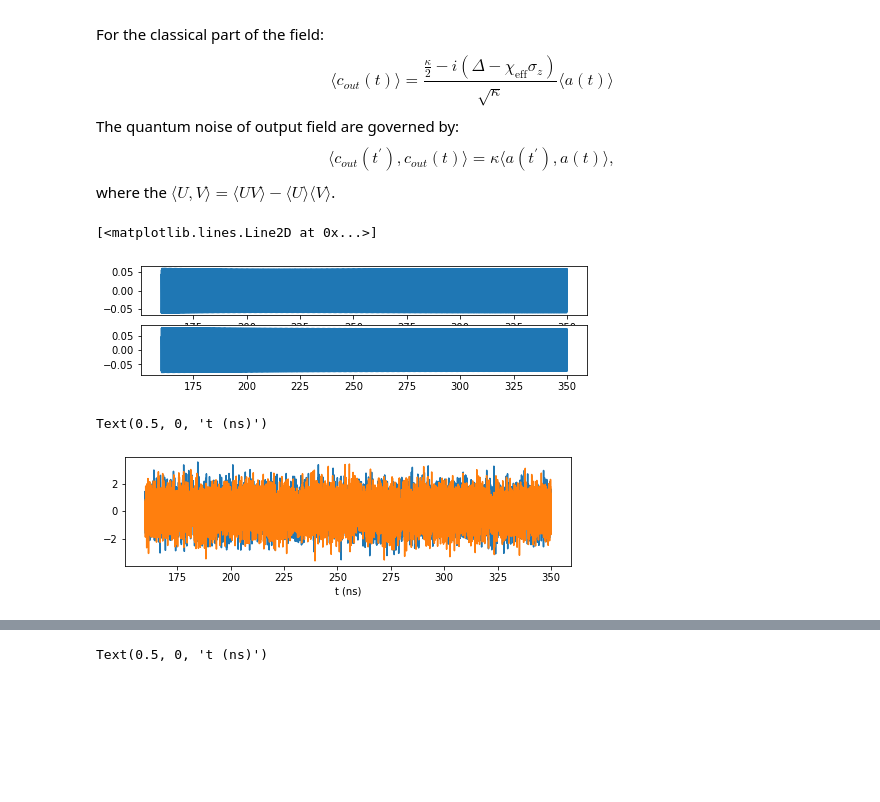
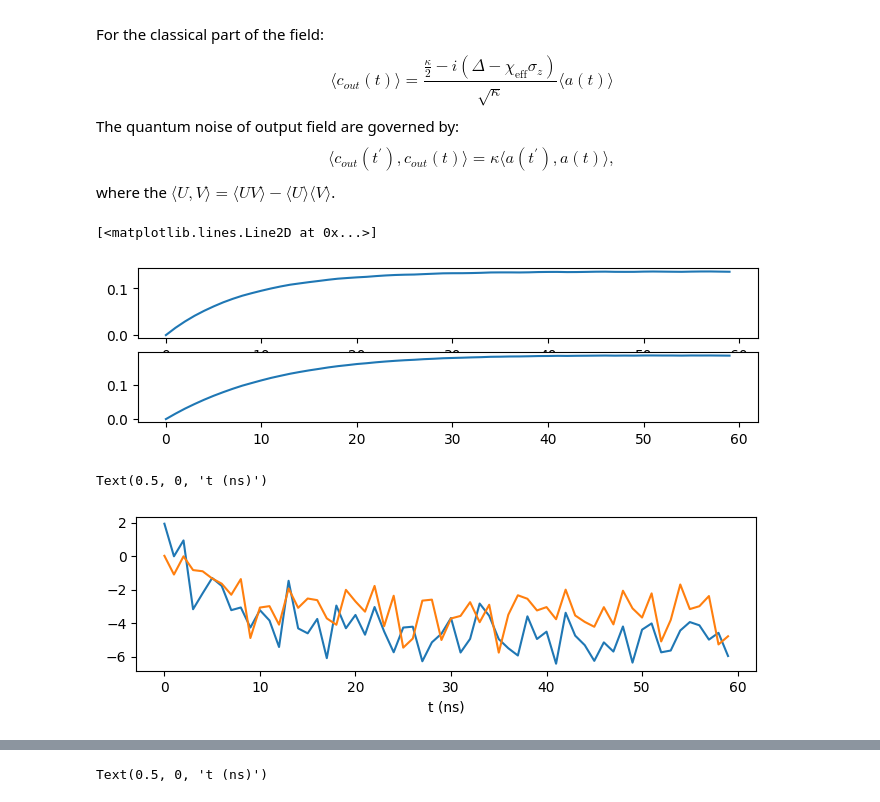
Before and after one commit to Lockonchen/transmon_readout_Python, a Jupyter notebook: 2_transmon_readout_markovian.ipynb, the cells around one changed output, grey strips where cells are left out. Cells and saved outputs as stored; diff of their text form; code cells hidden in the pictures; blank space fills up the shorter version.

```diff
--- a/2_transmon_readout_markovian.ipynb
+++ b/2_transmon_readout_markovian.ipynb
@@ -28 +27,5 @@ from qutip import *
+# %%
+GHz = 2*np.pi
+MHz = 2*np.pi * 1e-3
+kHz = 2*np.pi * 1e-6
 # %%
@@ -201,10 +200,10 @@ plt.plot(times, s1)
 #### Hamiltonian, Collapse Operators, and Initial State
 # %%
 ## Collapse Operators
-nth = 0.002
+nth = 0.00
 c_ops = []
 c_ops.append(np.sqrt(2*np.pi*kappa * (1+nth)) * a)
-c_ops.append(np.sqrt(2*np.pi*kappa * nth) * a.dag())
+#c_ops.append(np.sqrt(2*np.pi*kappa * nth) * a.dag())
 c_ops.append(np.sqrt(2*np.pi*1/T1)*b )
 #c_ops.append( np.sqrt(1/2*Tphi)*b.dag()*b )
 
@@ -213,7 +212,7 @@ e_ops = [a.dag()*a, b.dag()*b, x, y, a]
 
 ## Hamiltonian
 Hamiltonian = [ H0, [1j*np.sqrt(kappa)*2*np.pi*a.dag(), H1_coeff], [-1j*np.sqrt(kappa)*2*np.pi*a, H2_coeff] ]
-Hamiltonian_ = [ H0, [1j*np.sqrt(kappa)*2*np.pi*a.dag(), H1_coeffc], [-1j*np.sqrt(kappa)*2*np.pi*a, H2_coeffc] ]
+Hamiltonian_c = [ H0, [1j*np.sqrt(kappa)*2*np.pi*a.dag(), H1_coeffc], [-1j*np.sqrt(kappa)*2*np.pi*a, H2_coeffc] ]
 
 psi0 = tensor(coherent(Nr, 0), basis(Nq, 0))
 psi1 = tensor(coherent(Nr, 0), basis(Nq, 1))
@@ -266,8 +265,12 @@ For qubit-resonator composite system, the $c=\sqrt{γ}a$
 # %%
-meResult0 = mesolve(Hamiltonian, psi0, times, c_ops=c_ops, e_ops=e_ops, args=args,
-                    progress_bar=True,
-                    options=Options(store_states=True, nsteps=10000, atol=10e-12, rtol=1e-8))
-meResult1 = mesolve(Hamiltonian, psi1, times, c_ops=c_ops, e_ops=e_ops, args=args,
-                    progress_bar=True,
-                    options=Options(store_states=True, nsteps=10000, atol=10e-12, rtol=1e-8))
+options = {
+    "store_states": True,
+    "nsteps":       14_000,
+    "atol":         1e-12,
+    "rtol":         1e-8,
+    "progress_bar": "text",   # or "tqdm" if you prefer
+}
+
+meResult0 = mesolve(Hamiltonian, psi0, times, c_ops=c_ops, e_ops=e_ops, args=args, options=options)
+meResult1 = mesolve(Hamiltonian, psi1, times, c_ops=c_ops, e_ops=e_ops, args=args, options=options)
 # %% [output]
@@ -357,11 +351,11 @@ plot_dynamics(meResult1, meResult0)
 # %%
 ## Sampling in drive frame
 n1 = int(0/tn)
-n2 = int(120/tn)
-Re_a0 = np.real(meResult0.expect[4][n1:n2]*np.exp(1j*2*np.pi*(wd+0.000)*times)[n1:n2])
-Im_a0 = np.imag(meResult0.expect[4][n1:n2]*np.exp(1j*2*np.pi*(wd+0.000)*times)[n1:n2])
-Re_a1 = np.real(meResult1.expect[4][n1:n2]*np.exp(1j*2*np.pi*(wd+0.000)*times)[n1:n2])
-Im_a1 = np.imag(meResult1.expect[4][n1:n2]*np.exp(1j*2*np.pi*(wd+0.000)*times)[n1:n2])
+n2 = int(60/tn)
+Re_a0 = np.real(meResult0.expect[4][n1:n2]*np.exp(1j*(wd+0.00)*times)[n1:n2])
+Im_a0 = np.imag(meResult0.expect[4][n1:n2]*np.exp(1j*(wd+0.00)*times)[n1:n2])
+Re_a1 = np.real(meResult1.expect[4][n1:n2]*np.exp(1j*(wd+0.00)*times)[n1:n2])
+Im_a1 = np.imag(meResult1.expect[4][n1:n2]*np.exp(1j*(wd+0.00)*times)[n1:n2])
 
 ave_I0 = Re_a0.sum()/(n2-n1)
 ave_Q0 = Im_a0.sum()/(n2-n1)
@@ -429,35 +427,21 @@ $$
 $$
 where the $\langle U, V\rangle=\langle UV\rangle -\langle U\rangle\langle V\rangle$.
 # %%
+rotating_frame = np.exp(1j*wd*times)
+
+I0 = np.real(meResult0.expect[4]*rotating_frame)
+Q0 = np.imag(meResult0.expect[4]*rotating_frame)
+I1 = np.real(meResult1.expect[4]*rotating_frame)
+Q1 = np.imag(meResult1.expect[4]*rotating_frame)
+
 RF_out_0 = (kappa/(2)-1j*((wd-wr)-chi))/np.sqrt(kappa) * (Re_a0+1j*Im_a0)
 RF_out_1 = (kappa/(2)-1j*((wd-wr)+chi))/np.sqrt(kappa) * (Re_a1+1j*Im_a1)
 
 t_samples = times[n1:n2]
 
 fig, axes = plt.subplots(2, 1, figsize=(8, 2))
 axes[0].plot(t_samples, RF_out_0)
 axes[1].plot(t_samples, RF_out_1)
 # %% [output]
 [<matplotlib.lines.Line2D at 0x...>]
-[figure, old version]
+[figure, new version]
-# %%
-## Repeat the measurement
-repeat = 1000
-RF_I0_mat = repmat(np.real(RF_out_0), 1000, 1)
-RF_Q0_mat = repmat(np.imag(RF_out_0), 1000, 1)
-RF_I1_mat = repmat(np.real(RF_out_1), 1000, 1)
-RF_Q1_mat = repmat(np.imag(RF_out_1), 1000, 1)
-
-## Add Gaussian noise
-noisy_RF_I0 = RF_I0_mat + np.random.randn(repeat, len(t_samples))
-noisy_RF_Q0 = RF_Q0_mat + np.random.randn(repeat, len(t_samples))
-noisy_RF_I1 = RF_I1_mat + np.random.randn(repeat, len(t_samples))
-noisy_RF_Q1 = RF_Q1_mat + np.random.randn(repeat, len(t_samples))
-
-plt.figure(figsize=(8,2))
-plt.plot(t_samples, noisy_RF_I0[3,:])
-plt.plot(t_samples, noisy_RF_Q0[3,:])
-plt.xlabel('t (ns)')
-# %% [output]
-Text(0.5, 0, 't (ns)')
-[figure, removed]
@@ -463,0 +517,10 @@ Text(0.5, 0, 't (ns)')
+# %%
+# In this case, most info in Q
+
+plt.figure(figsize=(8,2))
+plt.plot(t_samples, np.imag(noisy_RF_0[3,:]))
+plt.plot(t_samples, np.imag(noisy_RF_1[3,:]))
+plt.xlabel('t (ns)')
+# %% [output]
+Text(0.5, 0, 't (ns)')
+[figure, added]
```
Also changed, not shown: parts of 26 cells of this notebook.
